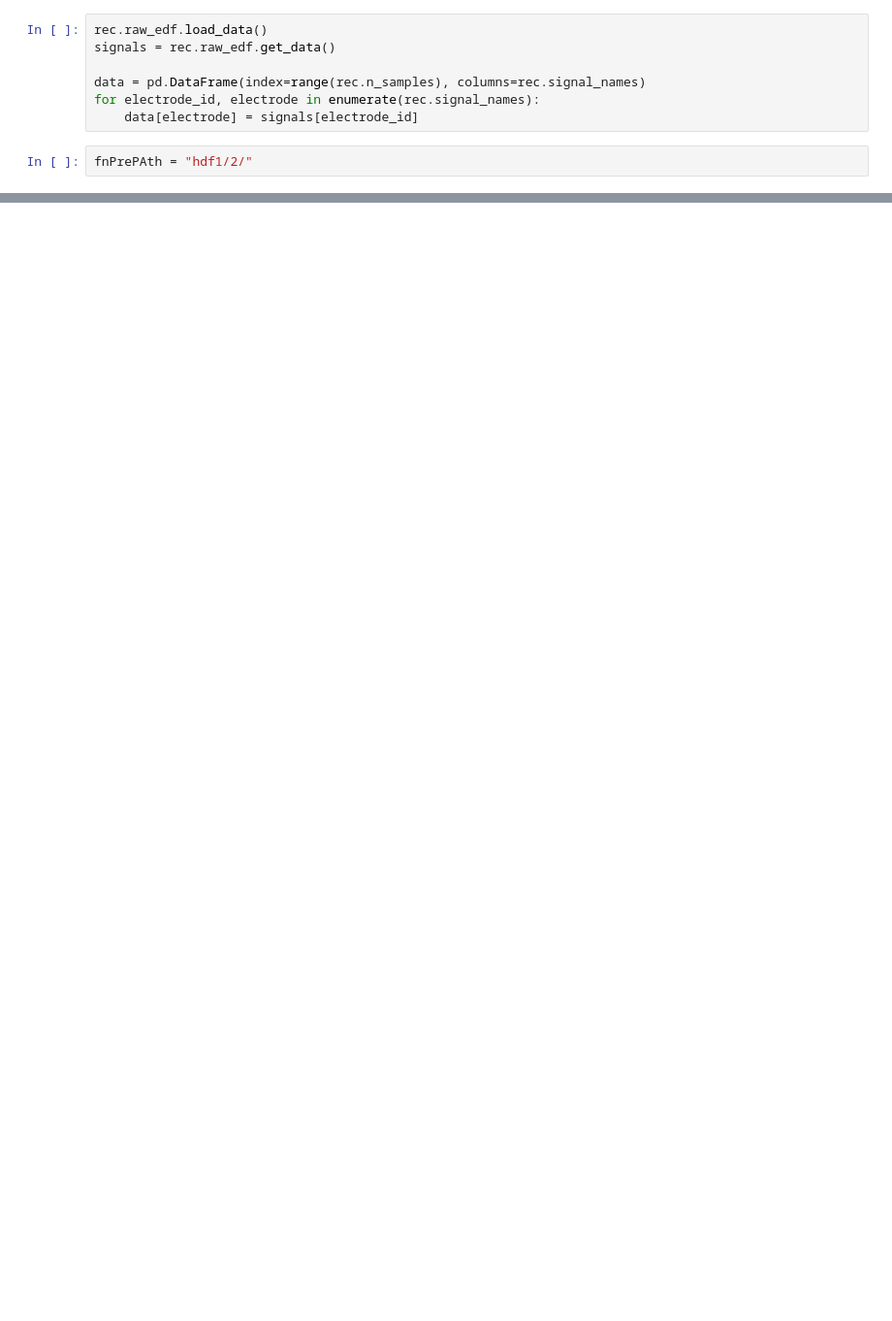
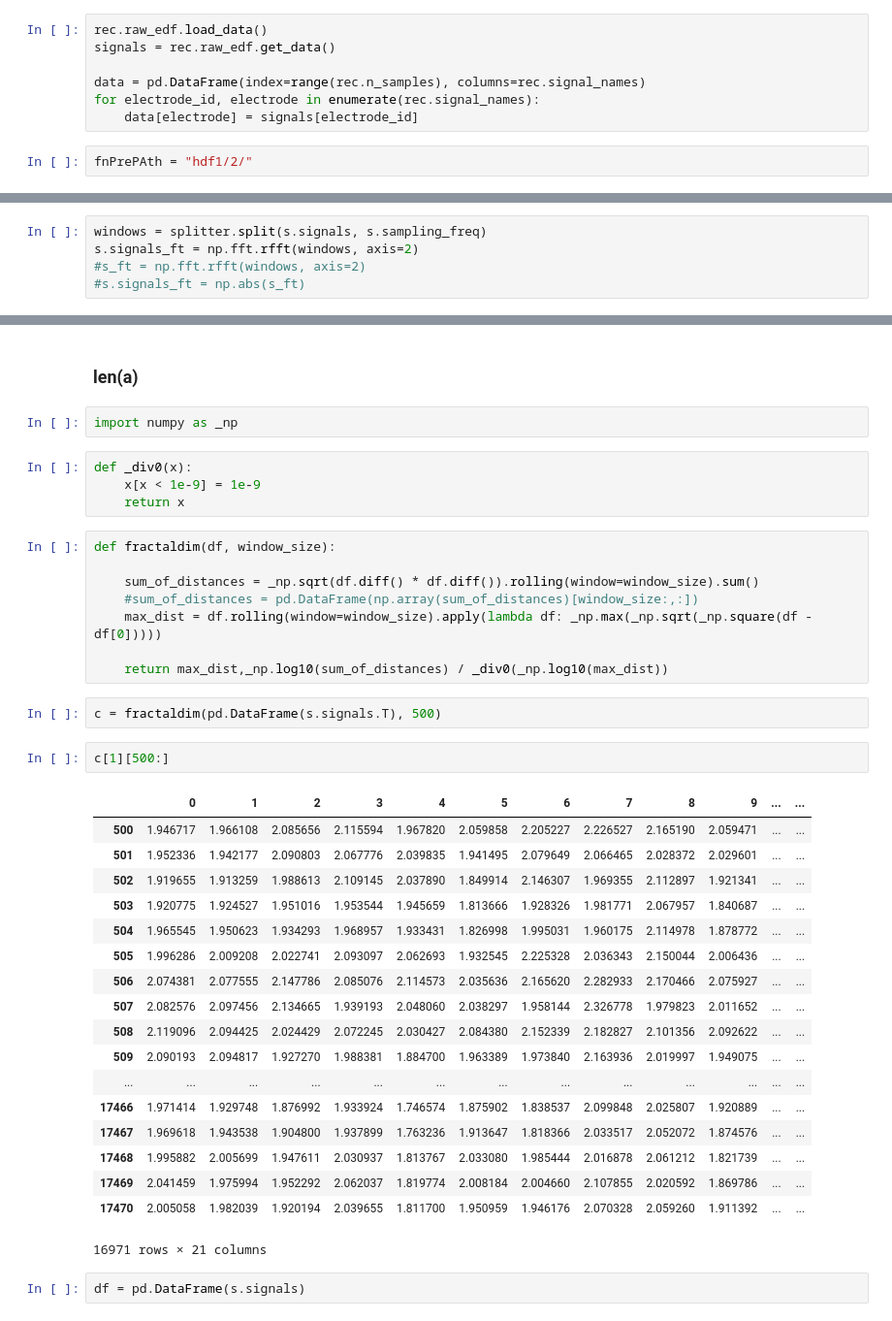
Before and after one commit to Marvin84/seizureTypeEEG, a Jupyter notebook: PreprocessAndExtract.ipynb, the cells around one changed output, grey strips where cells are left out. Shown at 97% size. Drawn from its saved outputs; the diff is of its cells as text; blank space fills up the shorter version.

```diff
--- a/PreprocessAndExtract.ipynb
+++ b/PreprocessAndExtract.ipynb
@@ -394,0 +429,5 @@ X.shape
+# %%
+windows = splitter.split(s.signals, s.sampling_freq)
+s.signals_ft = np.fft.rfft(windows, axis=2)
+#s_ft = np.fft.rfft(windows, axis=2)
+#s.signals_ft = np.abs(s_ft)
@@ -394,0 +470,41 @@ X.shape
+# %% [markdown]
+### len(a)
+# %%
+import numpy as _np
+# %%
+def _div0(x):
+    x[x < 1e-9] = 1e-9
+    return x
+# %%
+def fractaldim(df, window_size):
+
+    sum_of_distances = _np.sqrt(df.diff() * df.diff()).rolling(window=window_size).sum()
+    #sum_of_distances = pd.DataFrame(np.array(sum_of_distances)[window_size:,:])
+    max_dist = df.rolling(window=window_size).apply(lambda df: _np.max(_np.sqrt(_np.square(df - df[0]))))
+
+    return max_dist,_np.log10(sum_of_distances) / _div0(_np.log10(max_dist))
+# %%
+c = fractaldim(pd.DataFrame(s.signals.T), 500)
+# %%
+c[1][500:]
+# %% [output]
+|  | 0 | 1 | 2 | 3 | 4 | 5 | 6 | 7 | 8 | 9 | ... | ... |
+| 500 | 1.946717 | 1.966108 | 2.085656 | 2.115594 | 1.967820 | 2.059858 | 2.205227 | 2.226527 | 2.165190 | 2.059471 | ... | ... |
+| 501 | 1.952336 | 1.942177 | 2.090803 | 2.067776 | 2.039835 | 1.941495 | 2.079649 | 2.066465 | 2.028372 | 2.029601 | ... | ... |
+| 502 | 1.919655 | 1.913259 | 1.988613 | 2.109145 | 2.037890 | 1.849914 | 2.146307 | 1.969355 | 2.112897 | 1.921341 | ... | ... |
+| 503 | 1.920775 | 1.924527 | 1.951016 | 1.953544 | 1.945659 | 1.813666 | 1.928326 | 1.981771 | 2.067957 | 1.840687 | ... | ... |
+| 504 | 1.965545 | 1.950623 | 1.934293 | 1.968957 | 1.933431 | 1.826998 | 1.995031 | 1.960175 | 2.114978 | 1.878772 | ... | ... |
+| 505 | 1.996286 | 2.009208 | 2.022741 | 2.093097 | 2.062693 | 1.932545 | 2.225328 | 2.036343 | 2.150044 | 2.006436 | ... | ... |
+| 506 | 2.074381 | 2.077555 | 2.147786 | 2.085076 | 2.114573 | 2.035636 | 2.165620 | 2.282933 | 2.170466 | 2.075927 | ... | ... |
+| 507 | 2.082576 | 2.097456 | 2.134665 | 1.939193 | 2.048060 | 2.038297 | 1.958144 | 2.326778 | 1.979823 | 2.011652 | ... | ... |
+| 508 | 2.119096 | 2.094425 | 2.024429 | 2.072245 | 2.030427 | 2.084380 | 2.152339 | 2.182827 | 2.101356 | 2.092622 | ... | ... |
+| 509 | 2.090193 | 2.094817 | 1.927270 | 1.988381 | 1.884700 | 1.963389 | 1.973840 | 2.163936 | 2.019997 | 1.949075 | ... | ... |
+| ... | ... | ... | ... | ... | ... | ... | ... | ... | ... | ... | ... | ... |
+| 17466 | 1.971414 | 1.929748 | 1.876992 | 1.933924 | 1.746574 | 1.875902 | 1.838537 | 2.099848 | 2.025807 | 1.920889 | ... | ... |
+| 17467 | 1.969618 | 1.943538 | 1.904800 | 1.937899 | 1.763236 | 1.913647 | 1.818366 | 2.033517 | 2.052072 | 1.874576 | ... | ... |
+| 17468 | 1.995882 | 2.005699 | 1.947611 | 2.030937 | 1.813767 | 2.033080 | 1.985444 | 2.016878 | 2.061212 | 1.821739 | ... | ... |
+| 17469 | 2.041459 | 1.975994 | 1.952292 | 2.062037 | 1.819774 | 2.008184 | 2.004660 | 2.107855 | 2.020592 | 1.869786 | ... | ... |
+| 17470 | 2.005058 | 1.982039 | 1.920194 | 2.039655 | 1.811700 | 1.950959 | 1.946176 | 2.070328 | 2.059260 | 1.911392 | ... | ... |
+16971 rows × 21 columns
+# %%
+df = pd.DataFrame(s.signals)
```
Also changed, not shown: parts of 28 cells of this notebook.
